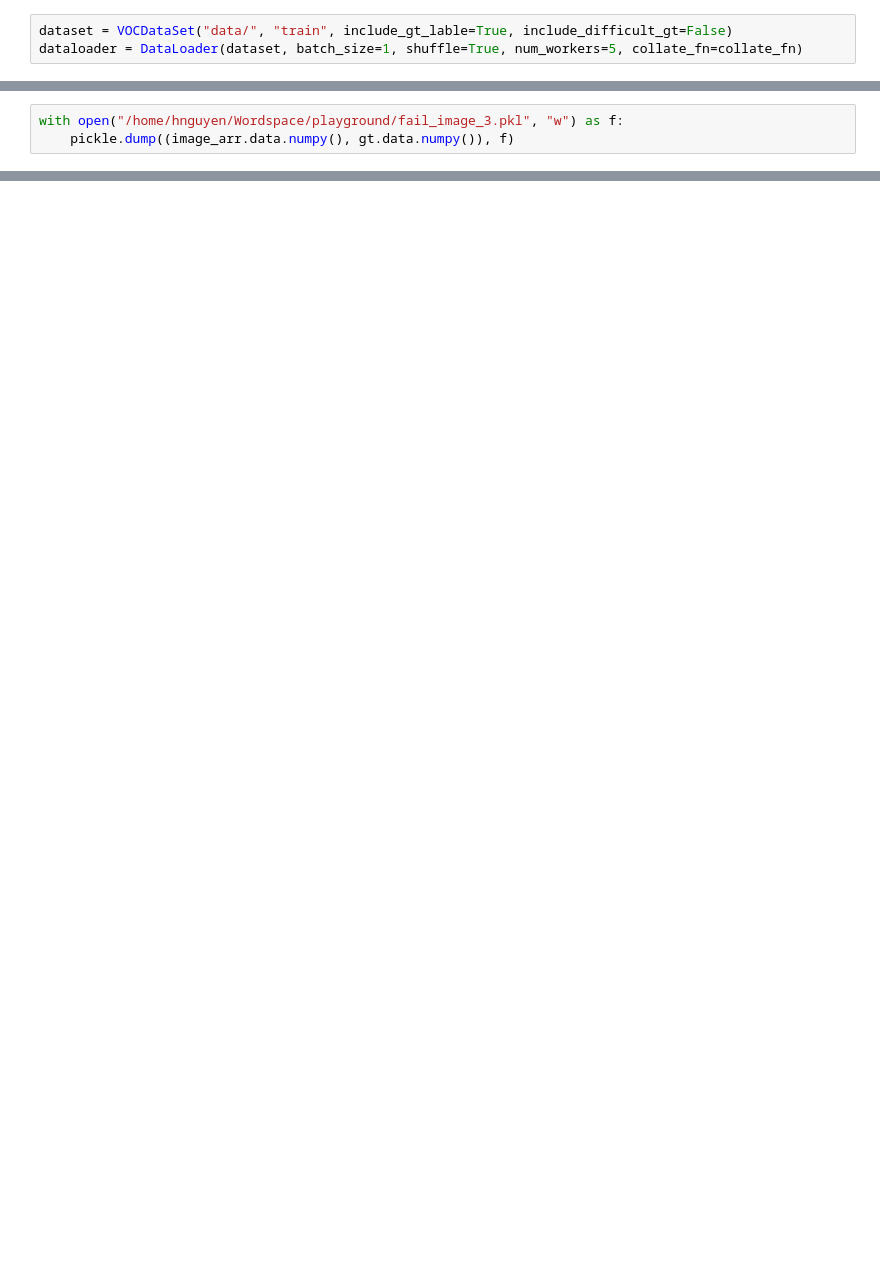
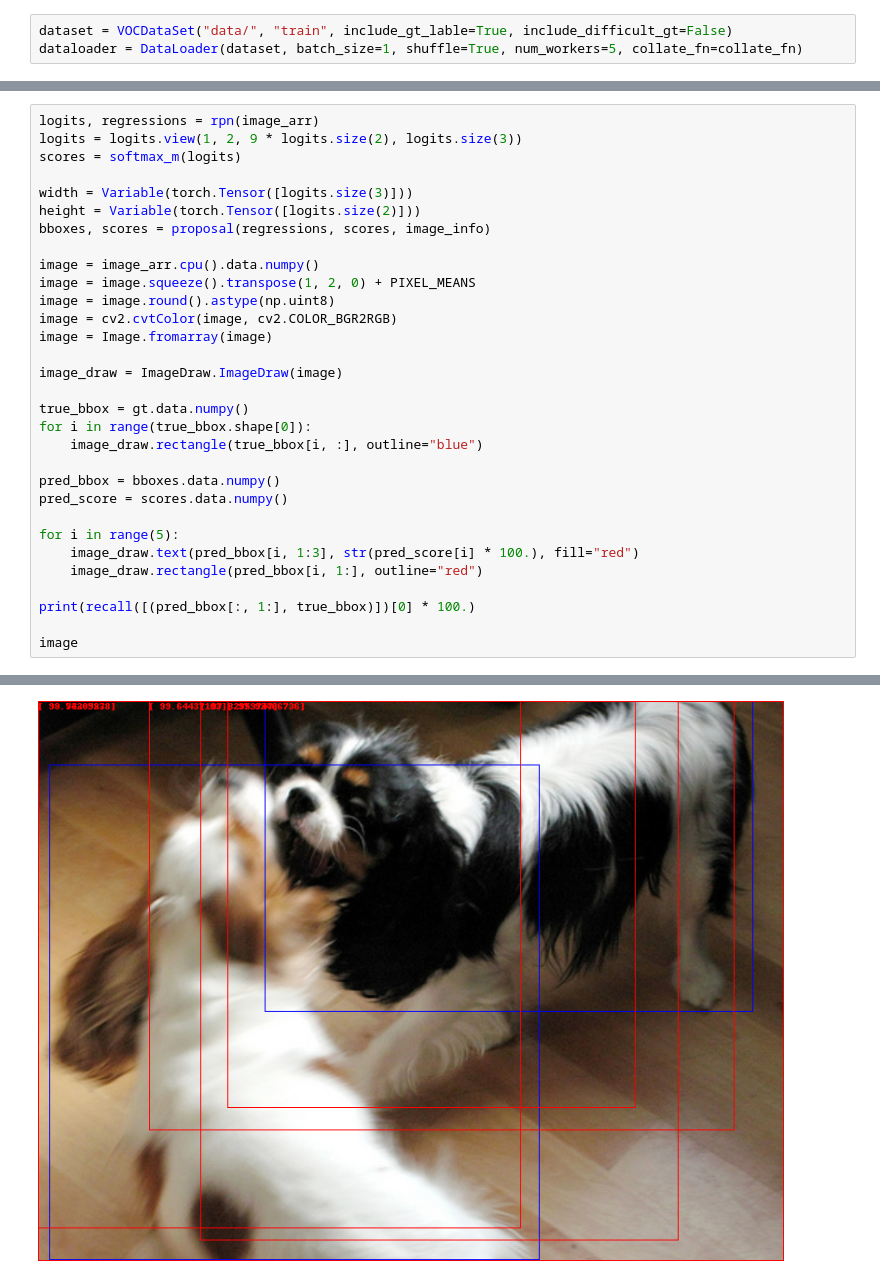
Before and after one commit to haonguyen14/fast-rcnn, a Jupyter notebook: testing_proposals.ipynb, the cells around one changed output, grey strips where cells are left out. Drawn from its saved outputs; the diff is of its cells as text; blank space fills up the shorter version.

```diff
--- a/testing_proposals.ipynb
+++ b/testing_proposals.ipynb
@@ -76,3 +85,32 @@ image
-# %%
-with open("/home/hnguyen/Wordspace/playground/fail_image_3.pkl", "w") as f:
-    pickle.dump((image_arr.data.numpy(), gt.data.numpy()), f)
+# %%
+logits, regressions = rpn(image_arr)
+logits = logits.view(1, 2, 9 * logits.size(2), logits.size(3))
+scores = softmax_m(logits)
+
+width = Variable(torch.Tensor([logits.size(3)]))
+height = Variable(torch.Tensor([logits.size(2)]))
+bboxes, scores = proposal(regressions, scores, image_info)
+
+image = image_arr.cpu().data.numpy()
+image = image.squeeze().transpose(1, 2, 0) + PIXEL_MEANS
+image = image.round().astype(np.uint8)
+image = cv2.cvtColor(image, cv2.COLOR_BGR2RGB)
+image = Image.fromarray(image)
+
+image_draw = ImageDraw.ImageDraw(image)
+
+true_bbox = gt.data.numpy()
+for i in range(true_bbox.shape[0]):
+    image_draw.rectangle(true_bbox[i, :], outline="blue")
+
+pred_bbox = bboxes.data.numpy()
+pred_score = scores.data.numpy()
+
+for i in range(5):
+    image_draw.text(pred_bbox[i, 1:3], str(pred_score[i] * 100.), fill="red")
+    image_draw.rectangle(pred_bbox[i, 1:], outline="red")
+
+print(recall([(pred_bbox[:, 1:], true_bbox)])[0] * 100.)
+
+image
+# %% [output]
@@ -78,0 +134 @@ with open("/home/hnguyen/Wordspace/playground/fail_image_3.pkl", "w") as f:
+[figure, added]
```
Also changed, not shown: parts of 4 cells of this notebook, 9 other files.
